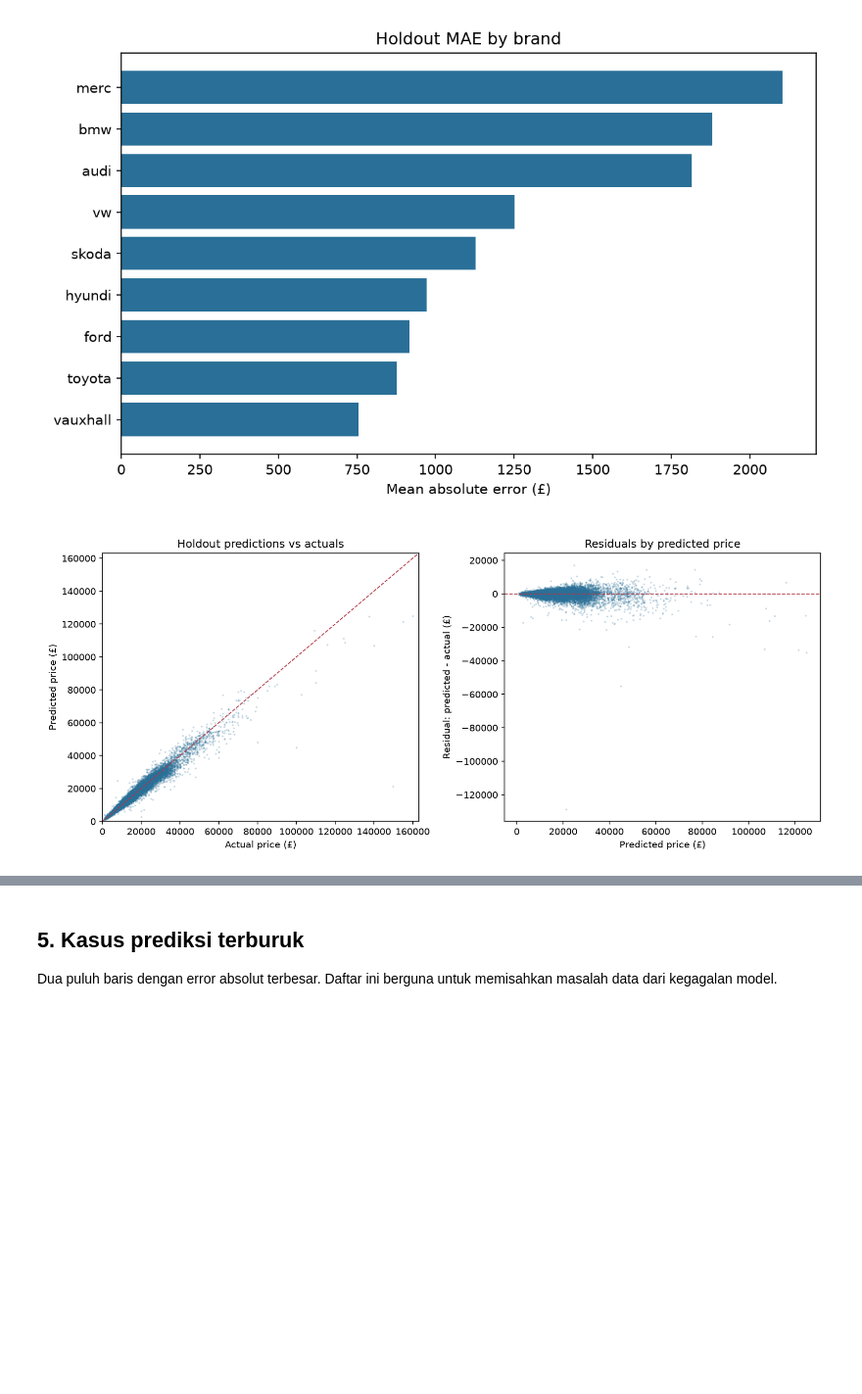
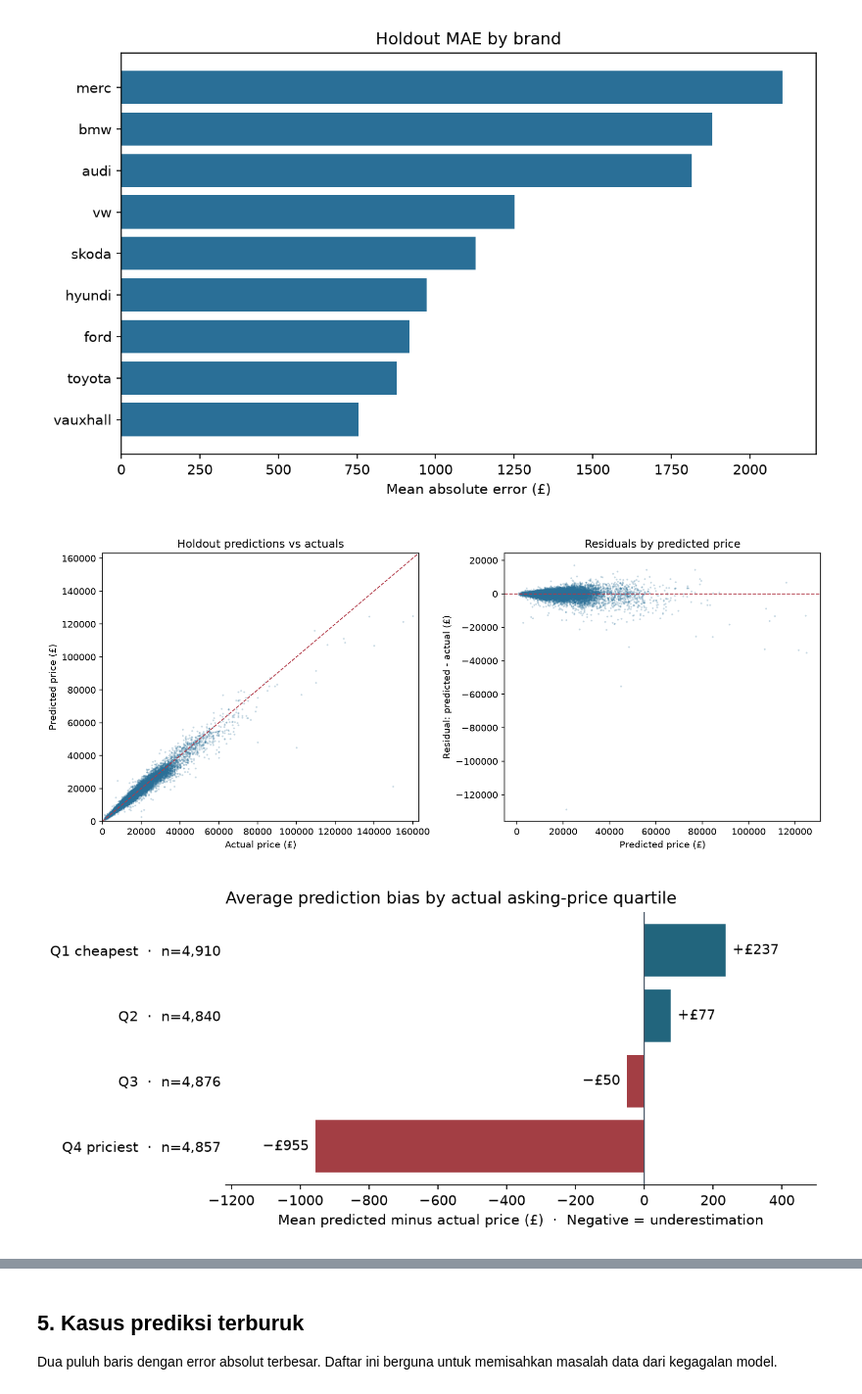
Before and after one commit to agunggust/uk-used-car-price-prediction, a Jupyter notebook: notebooks/05_analysis_interpretability.ipynb, the cells around one changed output, grey strips where cells are left out. Shown at 98% size. Drawn from its saved outputs; the diff is of its cells as text; code cells hidden in the pictures; blank space fills up the shorter version.

Commit message:
Present pricing case study with holdout bias chart

```diff
--- a/notebooks/05_analysis_interpretability.ipynb
+++ b/notebooks/05_analysis_interpretability.ipynb
@@ -158,8 +158,10 @@ Error per merek (MAE terbesar lebih dulu):
 [figure]
 # %%
 display(Image(filename=str(PROJECT_ROOT / results["figures"]["residuals"])))
+display(Image(filename=str(PROJECT_ROOT / results["figures"]["bias_by_price_band"])))
 # %% [output]
 [figure]
+[figure, added]
 # %% [markdown]
 **Interpretasi.**
 
```
Also changed, not shown: parts of 3 cells of this notebook, 5 other files.
